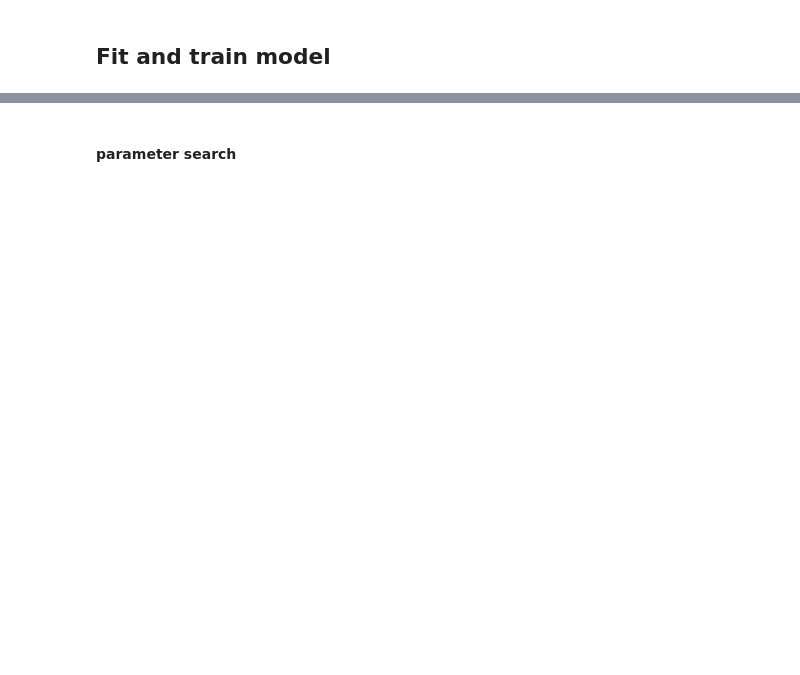
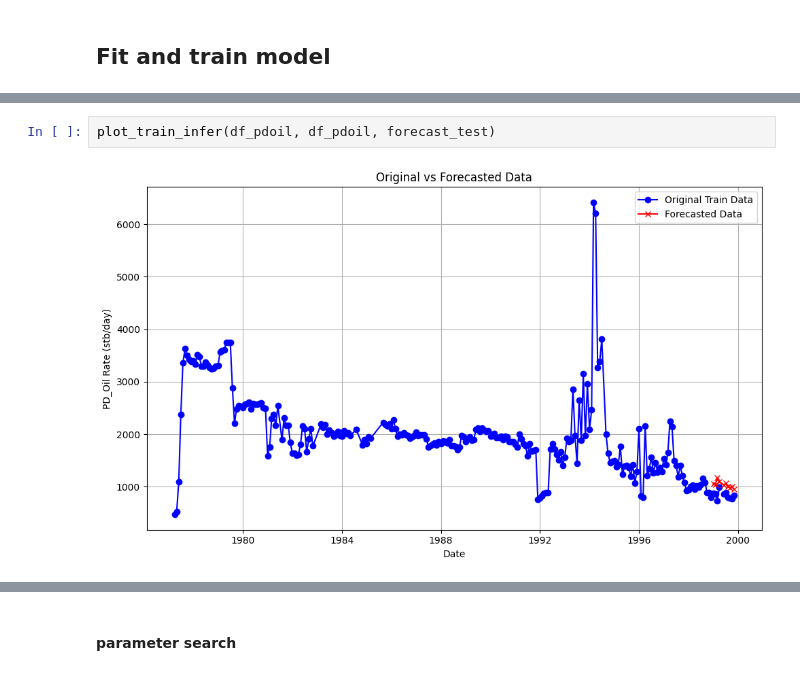
Before and after one commit to thanktua-spp/dca_ml_models, a Jupyter notebook: models_experimentation/prophet_model.ipynb, the cells around one changed output, grey strips where cells are left out. Cells and saved outputs as stored; diff of their text form; blank space fills up the shorter version.

```diff
--- a/models_experimentation/prophet_model.ipynb
+++ b/models_experimentation/prophet_model.ipynb
@@ -37,0 +168,4 @@ df_test = X_test.join(y_test)
+# %%
+plot_train_infer(df_pdoil, df_pdoil, forecast_test)
+# %% [output]
+[figure, added]
```
Also changed, not shown: parts of 40 cells of this notebook, 3 other files.
